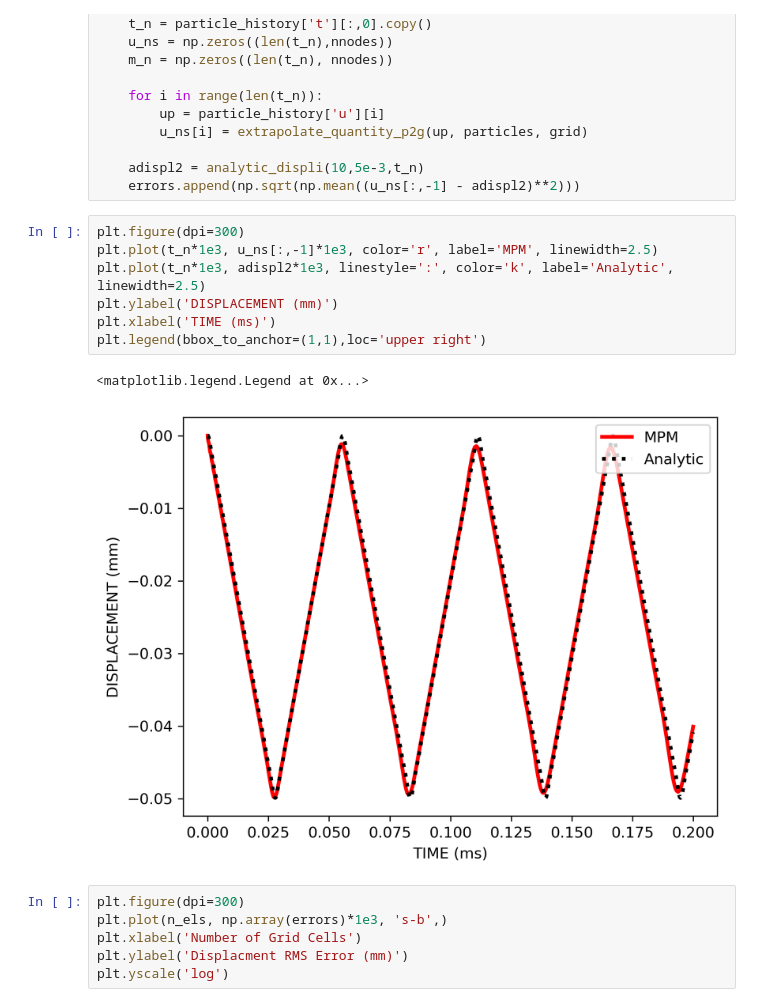
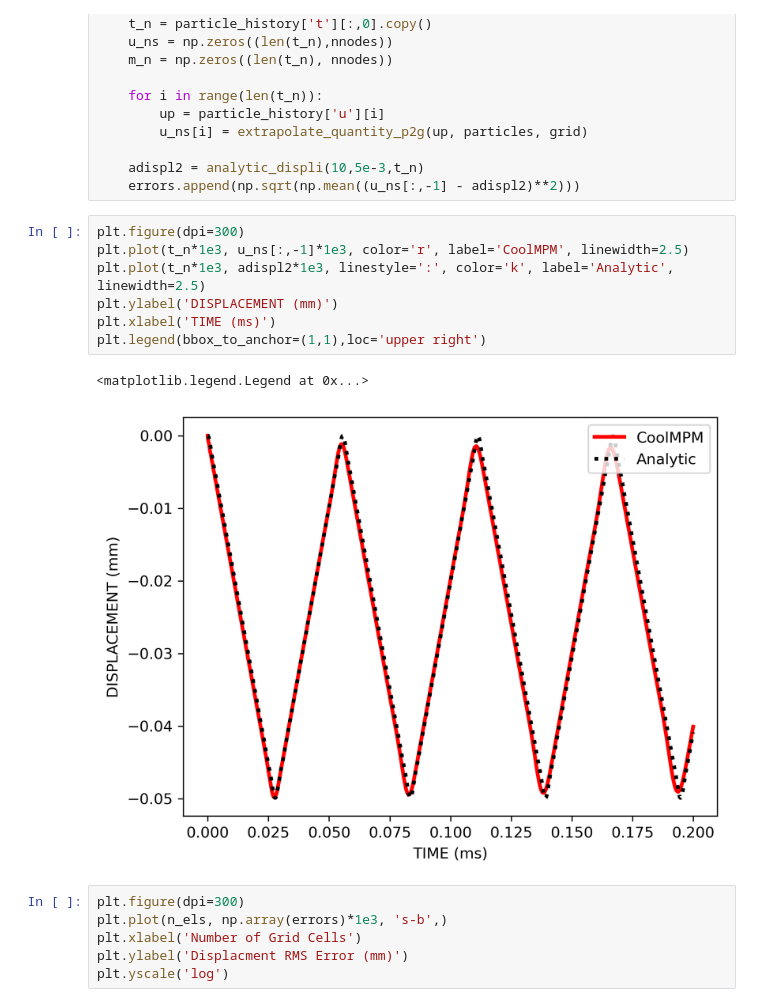
Before and after one commit to jacobnuttall/coolmpm, a Jupyter notebook: total-lagrangian-mpm-1d-verifications.ipynb, the cells around one changed output. Cells and saved outputs as stored; diff of their text form.

```diff
--- a/total-lagrangian-mpm-1d-verifications.ipynb
+++ b/total-lagrangian-mpm-1d-verifications.ipynb
@@ -321,14 +323,14 @@ for j, n_el in enumerate(n_els):
     errors.append(np.sqrt(np.mean((u_ns[:,-1] - adispl2)**2)))
 # %%
 plt.figure(dpi=300)
-plt.plot(t_n*1e3, u_ns[:,-1]*1e3, color='r', label='MPM', linewidth=2.5)
+plt.plot(t_n*1e3, u_ns[:,-1]*1e3, color='r', label='CoolMPM', linewidth=2.5)
 plt.plot(t_n*1e3, adispl2*1e3, linestyle=':', color='k', label='Analytic', linewidth=2.5)
 plt.ylabel('DISPLACEMENT (mm)')
 plt.xlabel('TIME (ms)')
 plt.legend(bbox_to_anchor=(1,1),loc='upper right')
 # %% [output]
 <matplotlib.legend.Legend at 0x...>
-[figure, old version]
+[figure, new version]
 # %%
 plt.figure(dpi=300)
 plt.plot(n_els, np.array(errors)*1e3, 's-b',)
```
Also changed, not shown: parts of 6 cells of this notebook, 1 other file.
